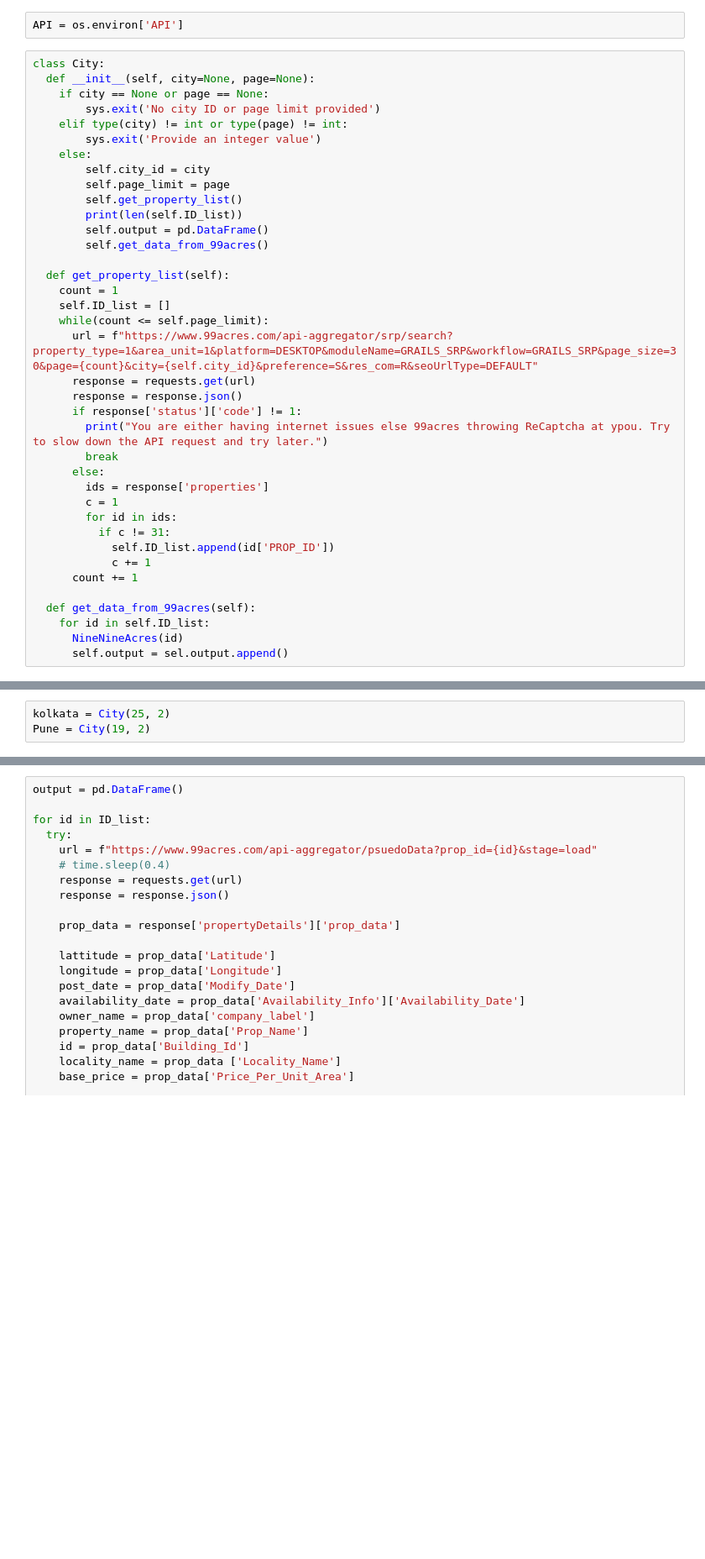
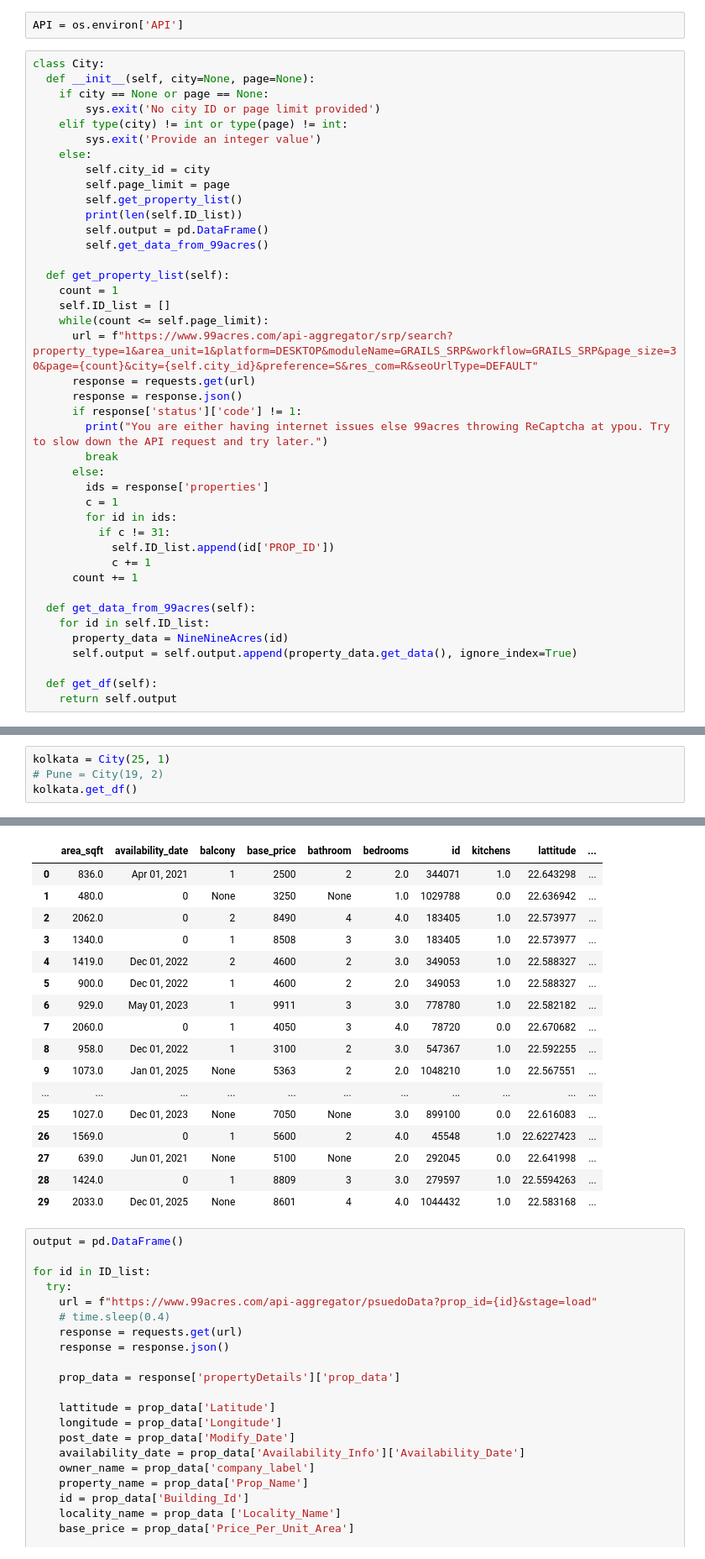
Before and after one commit to 41x3n/Price-Samjho, a Jupyter notebook: Notebooks/Generating_the_Datasets.ipynb, the cells around one changed output, grey strips where cells are left out. Shown: that part at 84% size. Drawn from its saved outputs; the diff is of its cells as text; blank space fills up the shorter version.

Commit message:
Created a class to get required data of each property listing and creat a dataframe from those data.

```diff
--- a/Notebooks/Generating_the_Datasets.ipynb
+++ b/Notebooks/Generating_the_Datasets.ipynb
@@ -42,5 +42,8 @@ class City:
 
   def get_data_from_99acres(self):
     for id in self.ID_list:
-      NineNineAcres(id)
-      self.output = sel.output.append()
+      property_data = NineNineAcres(id)
+      self.output = self.output.append(property_data.get_data(), ignore_index=True)
+
+  def get_df(self):
+    return self.output
@@ -49,3 +106,5 @@ class NineNineAcres:
 # %%
-kolkata = City(25, 2)
-Pune = City(19, 2)
+kolkata = City(25, 1)
+# Pune = City(19, 2)
+kolkata.get_df()
+# %% [output]
@@ -52,3 +112,20 @@ Pune = City(19, 2)
+|  | area_sqft | availability_date | balcony | base_price | bathroom | bedrooms | id | kitchens | lattitude | ... |
+| 0 | 836.0 | Apr 01, 2021 | 1 | 2500 | 2 | 2.0 | 344071 | 1.0 | 22.643298 | ... |
+| 1 | 480.0 | 0 | None | 3250 | None | 1.0 | 1029788 | 0.0 | 22.636942 | ... |
+| 2 | 2062.0 | 0 | 2 | 8490 | 4 | 4.0 | 183405 | 1.0 | 22.573977 | ... |
+| 3 | 1340.0 | 0 | 1 | 8508 | 3 | 3.0 | 183405 | 1.0 | 22.573977 | ... |
+| 4 | 1419.0 | Dec 01, 2022 | 2 | 4600 | 2 | 3.0 | 349053 | 1.0 | 22.588327 | ... |
+| 5 | 900.0 | Dec 01, 2022 | 1 | 4600 | 2 | 2.0 | 349053 | 1.0 | 22.588327 | ... |
+| 6 | 929.0 | May 01, 2023 | 1 | 9911 | 3 | 3.0 | 778780 | 1.0 | 22.582182 | ... |
+| 7 | 2060.0 | 0 | 1 | 4050 | 3 | 4.0 | 78720 | 0.0 | 22.670682 | ... |
+| 8 | 958.0 | Dec 01, 2022 | 1 | 3100 | 2 | 3.0 | 547367 | 1.0 | 22.592255 | ... |
+| 9 | 1073.0 | Jan 01, 2025 | None | 5363 | 2 | 2.0 | 1048210 | 1.0 | 22.567551 | ... |
+| ... | ... | ... | ... | ... | ... | ... | ... | ... | ... | ... |
+| 25 | 1027.0 | Dec 01, 2023 | None | 7050 | None | 3.0 | 899100 | 0.0 | 22.616083 | ... |
+| 26 | 1569.0 | 0 | 1 | 5600 | 2 | 4.0 | 45548 | 1.0 | 22.6227423 | ... |
+| 27 | 639.0 | Jun 01, 2021 | None | 5100 | None | 2.0 | 292045 | 0.0 | 22.641998 | ... |
+| 28 | 1424.0 | 0 | 1 | 8809 | 3 | 3.0 | 279597 | 1.0 | 22.5594263 | ... |
+| 29 | 2033.0 | Dec 01, 2025 | None | 8601 | 4 | 4.0 | 1044432 | 1.0 | 22.583168 | ... |
 # %%
 output = pd.DataFrame()
 
```
Also changed, not shown: parts of 3 cells of this notebook.
